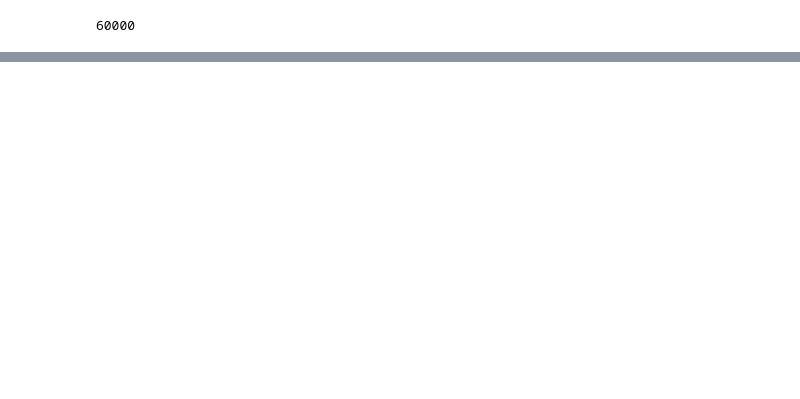
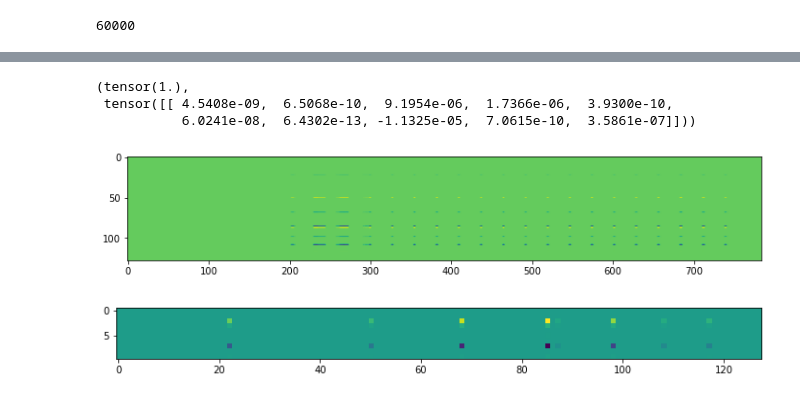
Before and after one commit to benearnthof/mnist, a Jupyter notebook: mnist_from_scratch.ipynb, the cells around one changed output, grey strips where cells are left out. Cells and saved outputs as stored; diff of their text form; code cells hidden in the pictures; blank space fills up the shorter version.

```diff
--- a/mnist_from_scratch.ipynb
+++ b/mnist_from_scratch.ipynb
@@ -360,0 +417,20 @@ l1 = model.l1.weight.detach().numpy()
+# %%
+# gradients
+model.zero_grad()
+out = model(torch.tensor(X_test[0:1].reshape((-1, 28*28))).float())
+out.retain_grad()
+loss = loss_function(out, torch.tensor(Y_test[0:1]).long())
+loss.retain_grad()
+loss.backward()
+
+imshow(model.l1.weight.grad)
+figure()
+imshow(model.l2.weight.grad)
+
+loss.grad, out.grad
+# %% [output]
+(tensor(1.),
+ tensor([[ 4.5408e-09,  6.5068e-10,  9.1954e-06,  1.7366e-06,  3.9300e-10,
+           6.0241e-08,  6.4302e-13, -1.1325e-05,  7.0615e-10,  3.5861e-07]]))
+[figure, added]
+[figure, added]
```
Also changed, not shown: parts of 17 cells of this notebook.
